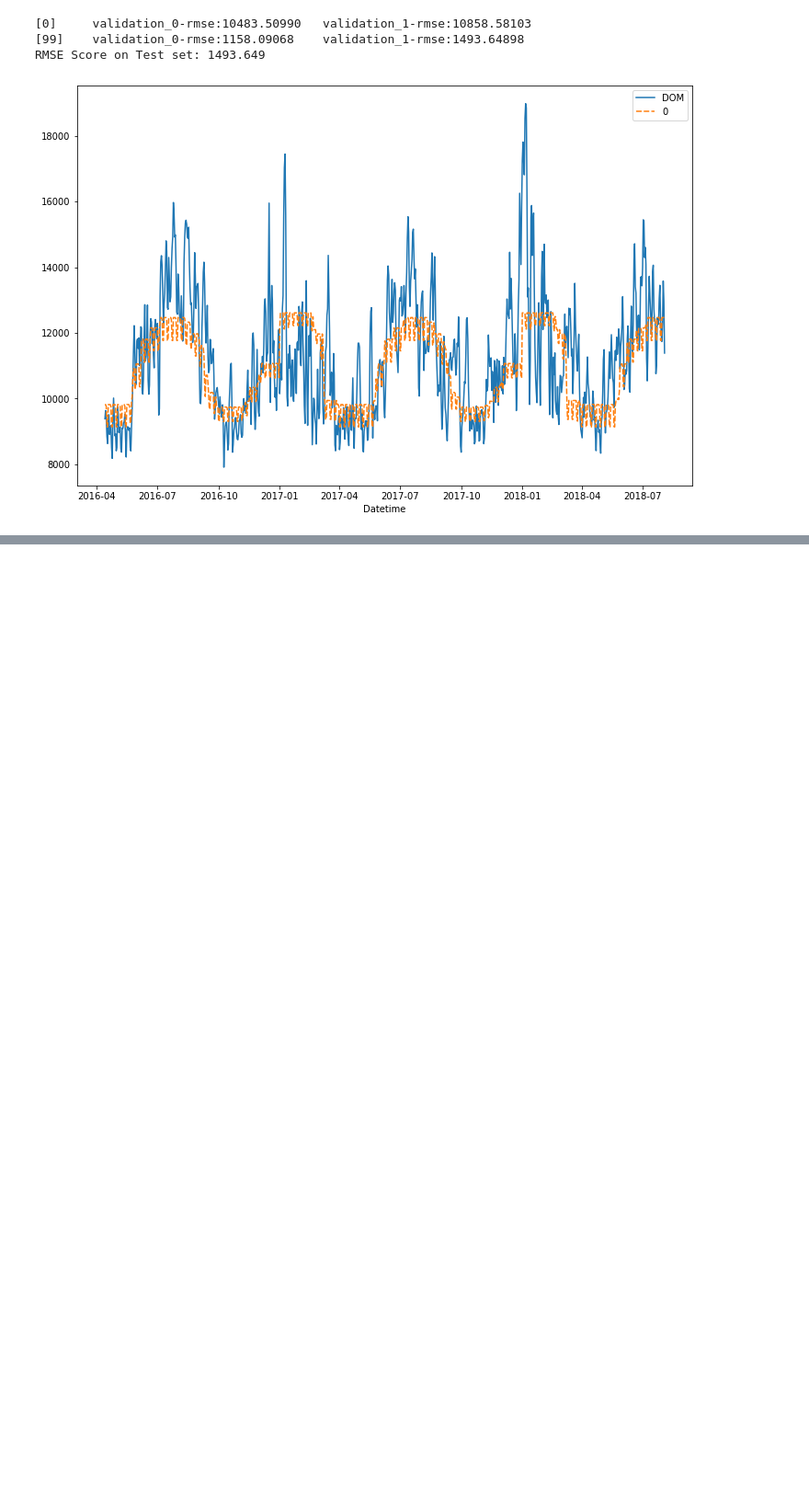
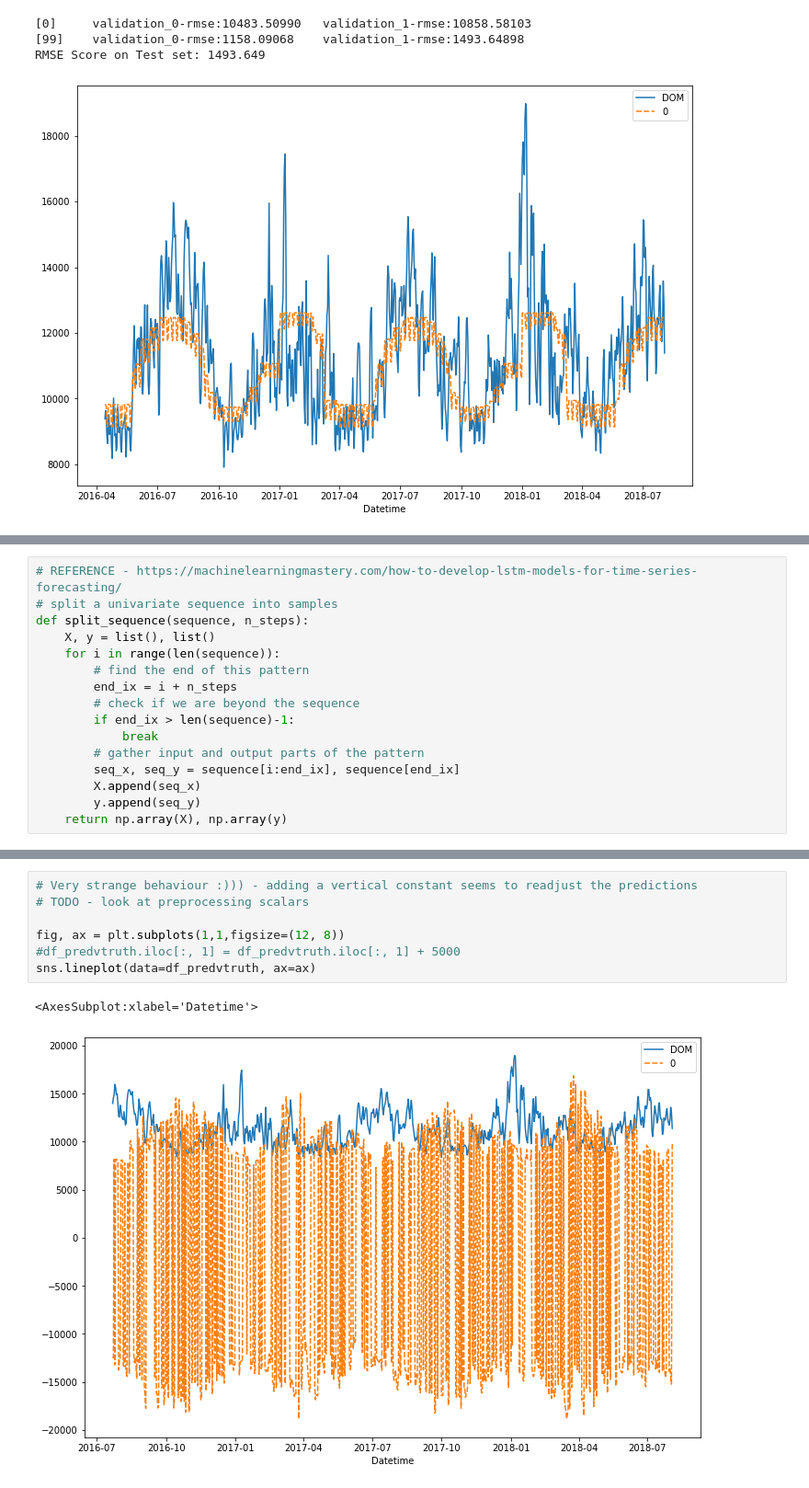
Before and after one commit to alexjjo/kaggle, a Jupyter notebook: energy-forecasting/energy-time-series-forecasting.ipynb, the cells around one changed output, grey strips where cells are left out. Shown at 92% size. Cells and saved outputs as stored; diff of their text form; blank space fills up the shorter version.

```diff
--- a/energy-forecasting/energy-time-series-forecasting.ipynb
+++ b/energy-forecasting/energy-time-series-forecasting.ipynb
@@ -309,0 +367,16 @@ RMSE Score on Test set: 1493.649
+# %%
+# REFERENCE - https://machinelearningmastery.com/how-to-develop-lstm-models-for-time-series-forecasting/
+# split a univariate sequence into samples
+def split_sequence(sequence, n_steps):
+    X, y = list(), list()
+    for i in range(len(sequence)):
+        # find the end of this pattern
+        end_ix = i + n_steps
+        # check if we are beyond the sequence
+        if end_ix > len(sequence)-1:
+            break
+        # gather input and output parts of the pattern
+        seq_x, seq_y = sequence[i:end_ix], sequence[end_ix]
+        X.append(seq_x)
+        y.append(seq_y)
+    return np.array(X), np.array(y)
@@ -309,0 +465,10 @@ RMSE Score on Test set: 1493.649
+# %%
+# Very strange behaviour :))) - adding a vertical constant seems to readjust the predictions
+# TODO - look at preprocessing scalars
+
+fig, ax = plt.subplots(1,1,figsize=(12, 8))
+#df_predvtruth.iloc[:, 1] = df_predvtruth.iloc[:, 1] + 5000
+sns.lineplot(data=df_predvtruth, ax=ax)
+# %% [output]
+<AxesSubplot:xlabel='Datetime'>
+[figure, added]
```
Also changed, not shown: parts of 12 cells of this notebook.
